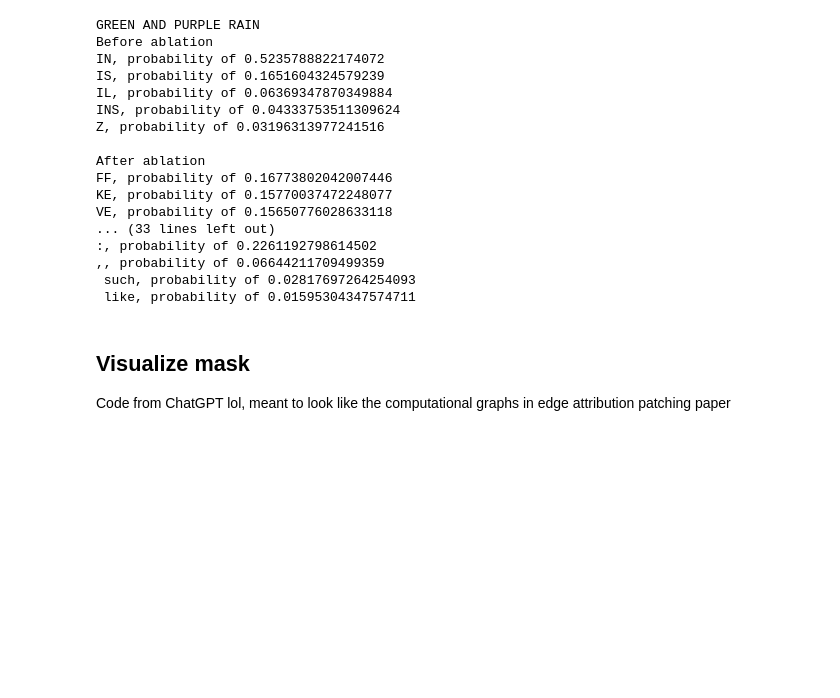
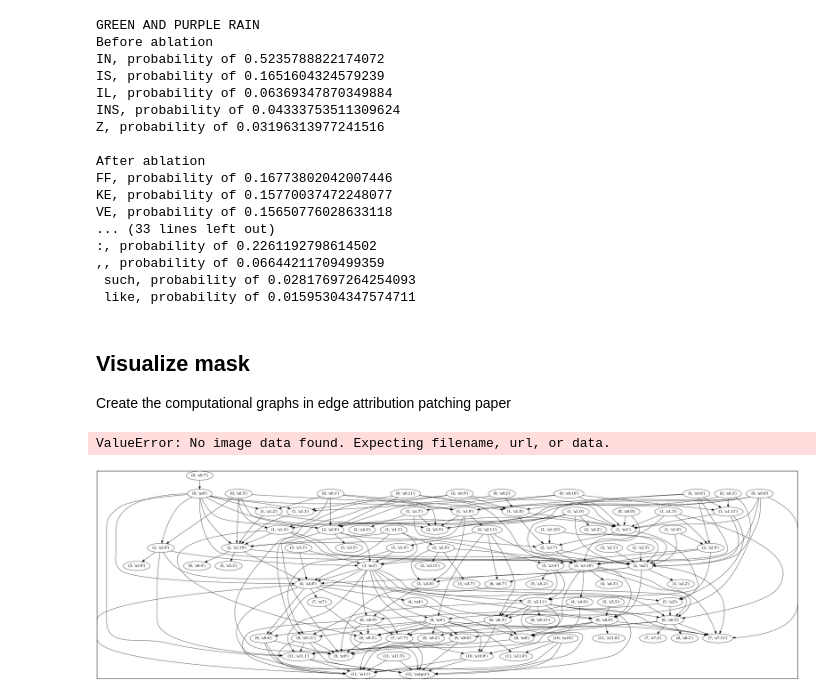
Before and after one commit to magikarp01/circuit-breaking, a Jupyter notebook: ioi/analyze_ioi_mask.ipynb, the cells around one changed output. Cells and saved outputs as stored; diff of their text form; code cells hidden in the pictures; blank space fills up the shorter version.

Commit message:
Making graphs and alternative mask losses

```diff
--- a/ioi/analyze_ioi_mask.ipynb
+++ b/ioi/analyze_ioi_mask.ipynb
@@ -136,3 +145,6 @@ KeyboardInterrupt:
+# %%
+with open(f"models/params_dict_lambda={regularization_strength}.pkl", "wb") as f:
+    pickle.dump(old_mask_params, f)
 # %%
 total_preserving = 0
 for p in mask_params:
@@ -280,4 +281,4 @@ VE, probability of 0.15650776028633118
  like, probability of 0.01595304347574711
 # %% [markdown]
 ## Visualize mask
-Code from ChatGPT lol, meant to look like the computational graphs in edge attribution patching paper
+Create the computational graphs in edge attribution patching paper
@@ -284,5 +319,7 @@ Code from ChatGPT lol, meant to look like the computational graphs in edge attri
 # %%
 import pygraphviz as pgv
+from IPython.display import Image
+import random
 
 # Let's assume you have a list of masks with ones or zeros
 # Each element of `masks` is a tuple containing the mask for attentions and mlp for each block
@@ -314,11 +351,13 @@ for i in range(num_blocks):
     for j in range(num_heads):
         node_name = f"block_{i}_head_{j}"
         G.add_node(node_name, color="blue")
-        if i == 0:  # Connect the first block's attention directly to embed
+        # if i == 0:  # Connect the first block's attention directly to embed
+        if random.random() < 0.01:
             G.add_edge("embed", node_name)
         else:  # Connect to previous blocks based on the mask
             for k in range(num_heads):
-                if attention_mask[j] == 0:
+                # if attention_mask[j] == 0:
+                if random.random() < 0.01:
                     G.add_edge(f"block_{i-1}_head_{k}", node_name)
 
     # Add MLP node
@@ -328,7 +367,8 @@ for i in range(num_blocks):
     # Connect MLP to all previous heads based on the mask
     for j in range(num_heads):
         for k in range(i+1):  # +1 because it connects to its own block as well
-            if mlp_mask[j] == 0:
+            # if mlp_mask[j] == 0:
+            if random.random() < 0.01:
                 G.add_edge(f"block_{k}_head_{j}", mlp_node_name)
 
 # Add the resid_post node and connect the last block's mlp to it
@@ -336,6 +376,56 @@ G.add_node("resid_post", color="blue")
 G.add_edge(f"block_{num_blocks-1}_mlp", "resid_post")
 
 # Render the graph to a file (you can specify different file formats)
-G.draw('graph.png', prog='dot')  # Use 'dot' for hierarchical layouts similar to your example
+png = G.draw("graphs/graph.png", format='png', prog='dot')  # Use 'dot' for hierarchical layouts similar to your example
 
-print("Graph created and saved as 'graph.png'")
+# print("Graph created and saved as 'graph.png'")
+# Image(png)
+# %% [output]
+ValueError: No image data found. Expecting filename, url, or data.
+# %%
+import pygraphviz as pgv
+from IPython.display import Image
+
+# This function assumes that `edges` is a list of tuples (src, dst) representing the actual connections
+def create_hierarchical_graph(all_possible_nodes, edges):
+    G = pgv.AGraph(strict=False, directed=True)
+
+    # Add only the nodes that have edges
+    nodes_with_edges = set([node for edge in edges for node in edge])
+    # for layer, node in all_possible_nodes:
+    #     if node in nodes_with_edges:
+    #         G.add_node(node, layer=layer)
+
+    # Add edges to the graph
+    for edge in edges:
+        G.add_edge(edge[1], edge[0])
+
+    # Organize nodes by layers
+    for layer in range(-1, 13):  # plus one to include the output layer
+        with G.subgraph(name=f'cluster_{layer}') as s:
+            s.graph_attr['rank'] = 'same'
+            nodes_in_layer = [node for (l, node) in all_possible_nodes if l == layer]
+            for node in nodes_in_layer:
+                if node in nodes_with_edges:
+                    s.add_node(node)
+            # Optionally, for the first layer set the 'embed' node at the top
+            if layer == -1:
+                s.graph_attr['rank'] = 'min'
+
+    # Use dot prog for hierarchical layout
+    G.layout(prog='dot')
+
+    # Draw and show the graph
+    G.draw('graph.png')
+    return Image('graph.png')
+
+# Call the function with your nodes and edges
+hierarchical_graph_image = create_hierarchical_graph(all_possible_nodes, edges)
+
+with open("graphs/graph.png", "wb") as f:
+    f.write(hierarchical_graph_image.data)
+
+# To display the graph in Jupyter Notebook
+hierarchical_graph_image
+# %% [output]
+[figure, added]
```
Also changed, not shown: parts of 9 cells of this notebook, 6 other files.
